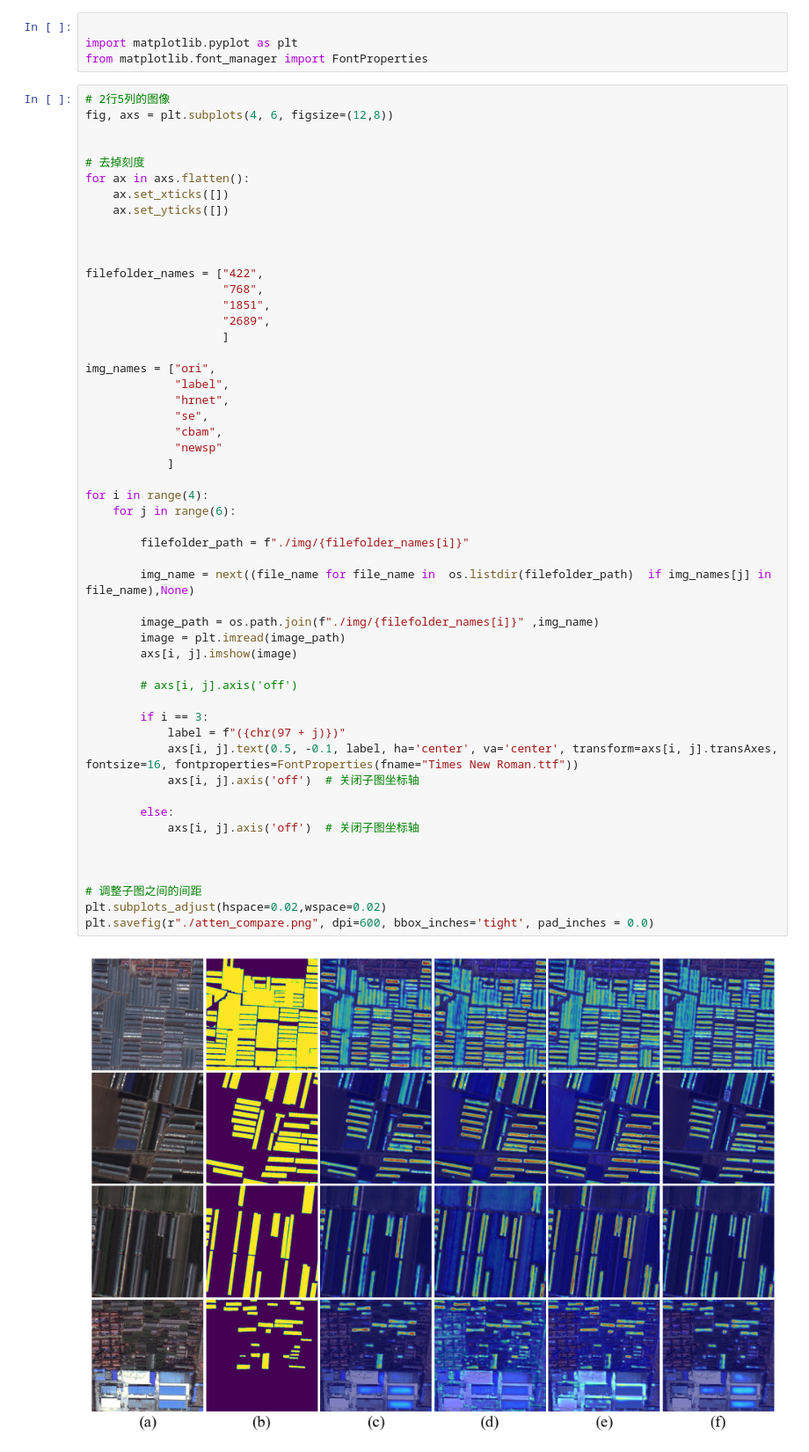
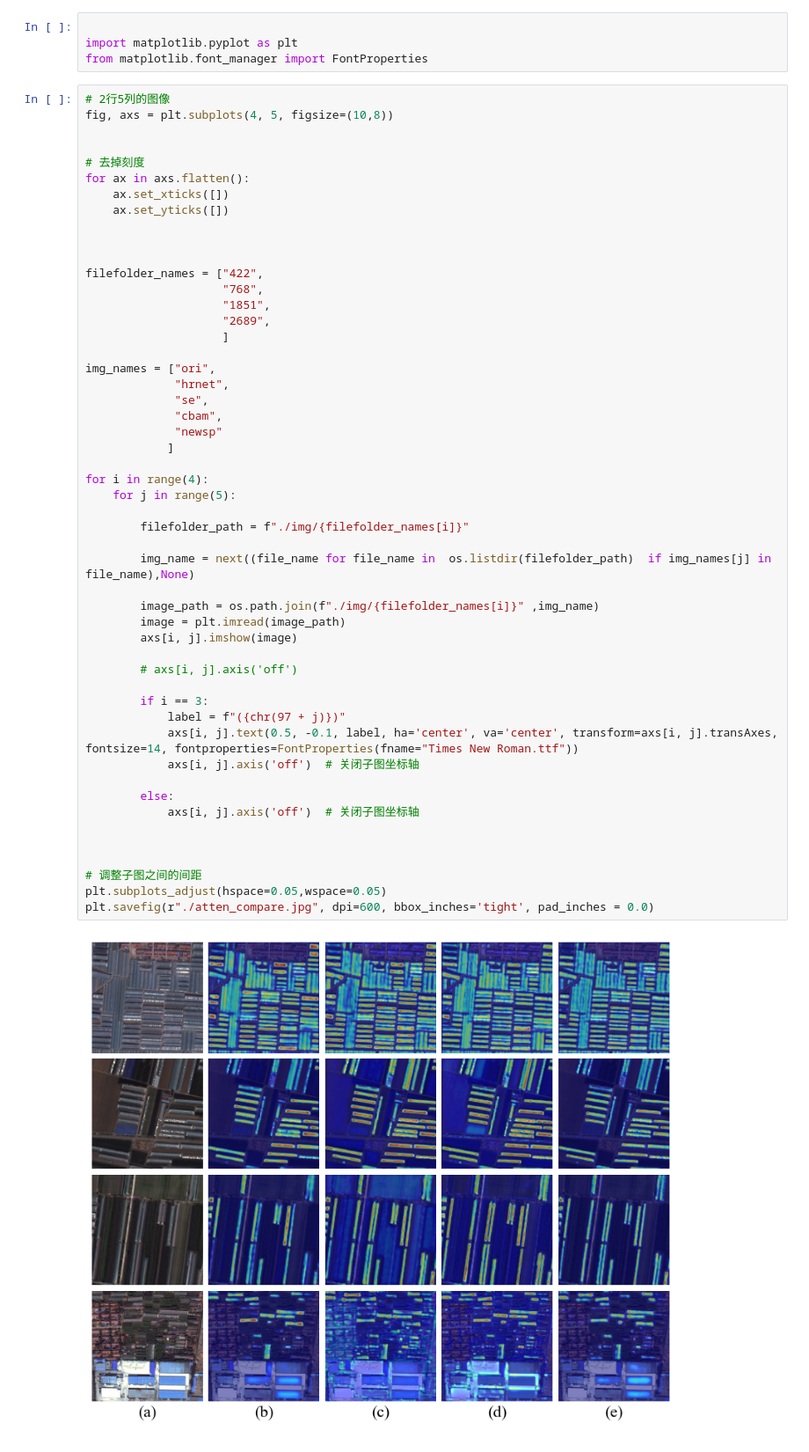
Before and after one commit to xchouzhang/HRNet_vs, a Jupyter notebook: grad_cam/grad_cam_newsp.ipynb, the cells around one changed output. Shown at 88% size. Saved outputs shown, nothing was run; the diff lists cells and outputs as text.

```diff
--- a/grad_cam/grad_cam_newsp.ipynb
+++ b/grad_cam/grad_cam_newsp.ipynb
@@ -203,7 +203,7 @@ import matplotlib.pyplot as plt
 from matplotlib.font_manager import FontProperties
 # %%
 # 2行5列的图像
-fig, axs = plt.subplots(4, 6, figsize=(12,8))
+fig, axs = plt.subplots(4, 5, figsize=(10,8))
 
 
 # 去掉刻度
@@ -220,38 +220,37 @@ filefolder_names = ["422",
                     ]
 
 img_names = ["ori",
-             "label",
              "hrnet",
              "se",
              "cbam",
              "newsp"
             ]
 
 for i in range(4):
-    for j in range(6):
+    for j in range(5):
 
         filefolder_path = f"./img/{filefolder_names[i]}"
 
         img_name = next((file_name for file_name in  os.listdir(filefolder_path)  if img_names[j] in file_name),None)
 
         image_path = os.path.join(f"./img/{filefolder_names[i]}" ,img_name)
         image = plt.imread(image_path)
         axs[i, j].imshow(image)
 
         # axs[i, j].axis('off')
 
         if i == 3:
             label = f"({chr(97 + j)})"
-            axs[i, j].text(0.5, -0.1, label, ha='center', va='center', transform=axs[i, j].transAxes, fontsize=16, fontproperties=FontProperties(fname="Times New Roman.ttf"))
+            axs[i, j].text(0.5, -0.1, label, ha='center', va='center', transform=axs[i, j].transAxes, fontsize=14, fontproperties=FontProperties(fname="Times New Roman.ttf"))
             axs[i, j].axis('off')  # 关闭子图坐标轴
 
         else:
             axs[i, j].axis('off')  # 关闭子图坐标轴
 
 
 
 # 调整子图之间的间距
-plt.subplots_adjust(hspace=0.02,wspace=0.02)
-plt.savefig(r"./atten_compare.png", dpi=600, bbox_inches='tight', pad_inches = 0.0)
+plt.subplots_adjust(hspace=0.05,wspace=0.05)
+plt.savefig(r"./atten_compare.jpg", dpi=600, bbox_inches='tight', pad_inches = 0.0)
 # %% [output]
-[figure, old version]
+[figure, new version]
```
Also changed, not shown: 6 other files.
